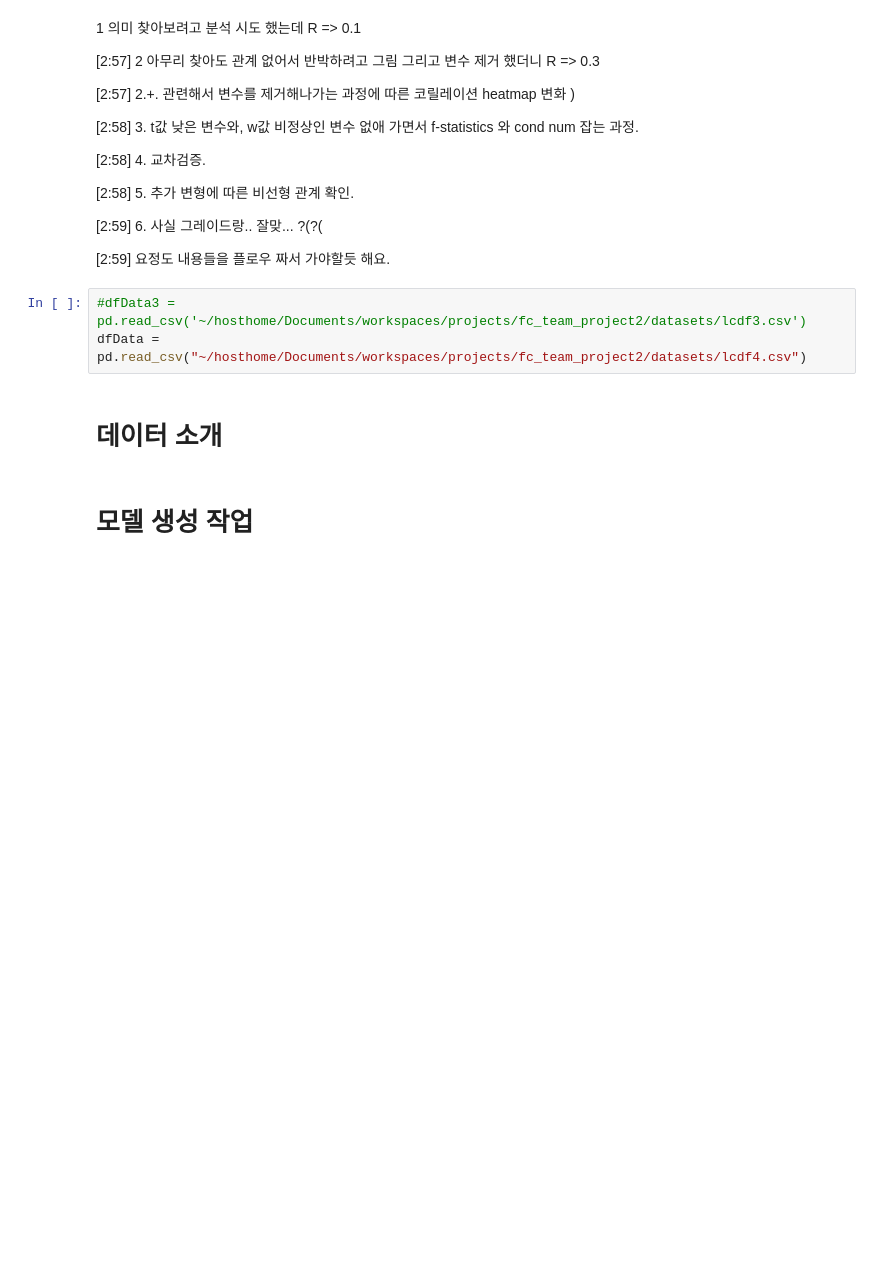
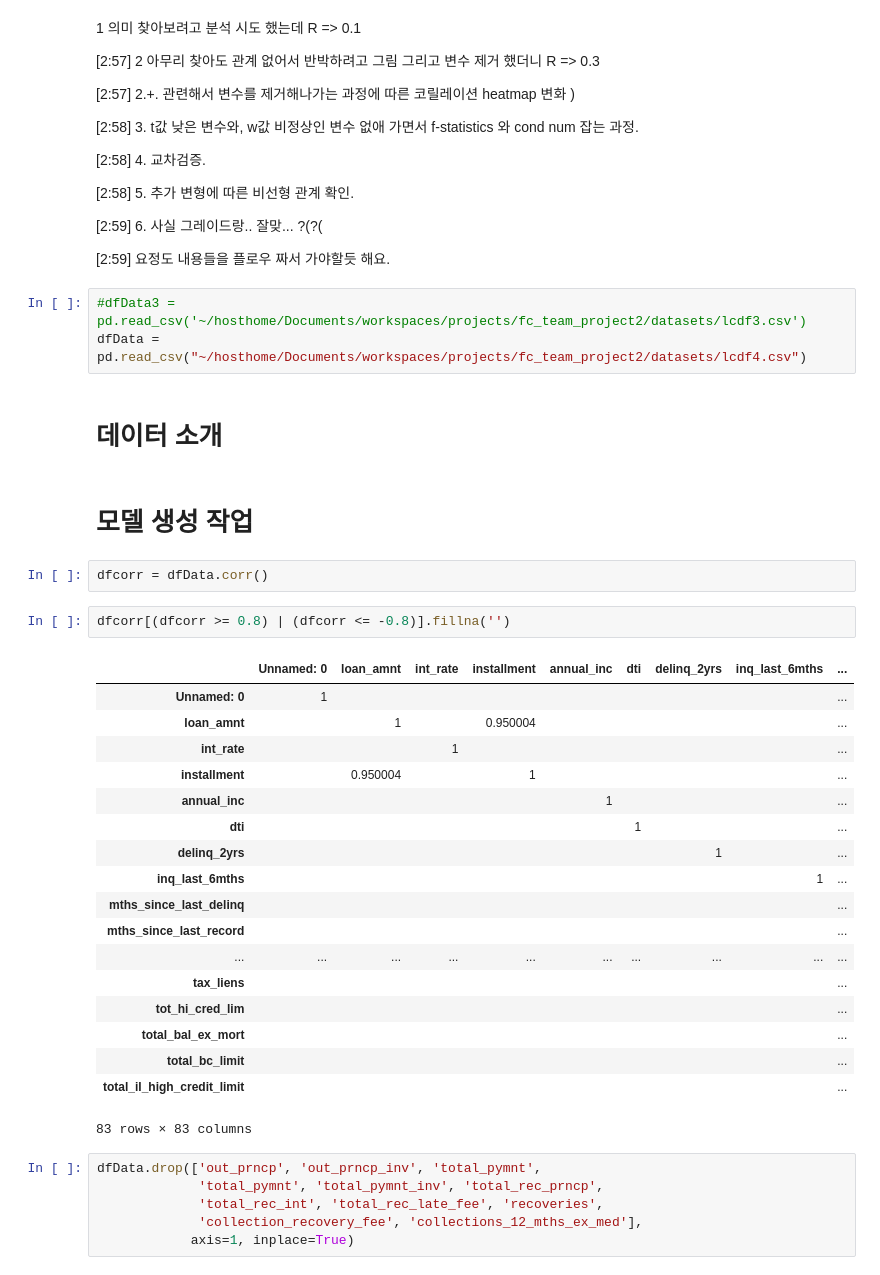
Before and after one commit to devyohan/fc_team_project2, a Jupyter notebook: presentation.ipynb, the cells around one changed output. Drawn from its saved outputs; the diff is of its cells as text; blank space fills up the shorter version.

```diff
--- a/presentation.ipynb
+++ b/presentation.ipynb
@@ -37,3 +37,32 @@ dfData = pd.read_csv("~/hosthome/Documents/workspaces/projects/fc_team_project2/
 # 데이터 소개
 # %% [markdown]
 # 모델 생성 작업
+# %%
+dfcorr = dfData.corr()
+# %%
+dfcorr[(dfcorr >= 0.8) | (dfcorr <= -0.8)].fillna('')
+# %% [output]
+|  | Unnamed: 0 | loan_amnt | int_rate | installment | annual_inc | dti | delinq_2yrs | inq_last_6mths | ... |
+| Unnamed: 0 | 1 |  |  |  |  |  |  |  | ... |
+| loan_amnt |  | 1 |  | 0.950004 |  |  |  |  | ... |
+| int_rate |  |  | 1 |  |  |  |  |  | ... |
+| installment |  | 0.950004 |  | 1 |  |  |  |  | ... |
+| annual_inc |  |  |  |  | 1 |  |  |  | ... |
+| dti |  |  |  |  |  | 1 |  |  | ... |
+| delinq_2yrs |  |  |  |  |  |  | 1 |  | ... |
+| inq_last_6mths |  |  |  |  |  |  |  | 1 | ... |
+| mths_since_last_delinq |  |  |  |  |  |  |  |  | ... |
+| mths_since_last_record |  |  |  |  |  |  |  |  | ... |
+| ... | ... | ... | ... | ... | ... | ... | ... | ... | ... |
+| tax_liens |  |  |  |  |  |  |  |  | ... |
+| tot_hi_cred_lim |  |  |  |  |  |  |  |  | ... |
+| total_bal_ex_mort |  |  |  |  |  |  |  |  | ... |
+| total_bc_limit |  |  |  |  |  |  |  |  | ... |
+| total_il_high_credit_limit |  |  |  |  |  |  |  |  | ... |
+83 rows × 83 columns
+# %%
+dfData.drop(['out_prncp', 'out_prncp_inv', 'total_pymnt',
+             'total_pymnt', 'total_pymnt_inv', 'total_rec_prncp',
+             'total_rec_int', 'total_rec_late_fee', 'recoveries',
+             'collection_recovery_fee', 'collections_12_mths_ex_med'],
+            axis=1, inplace=True)
```
